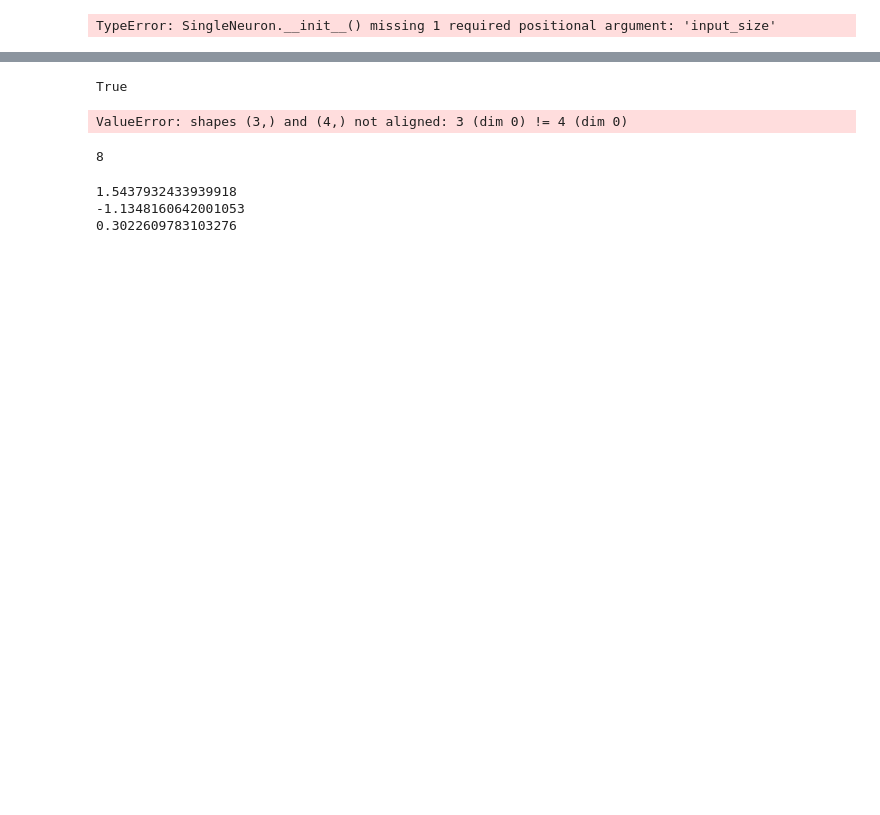
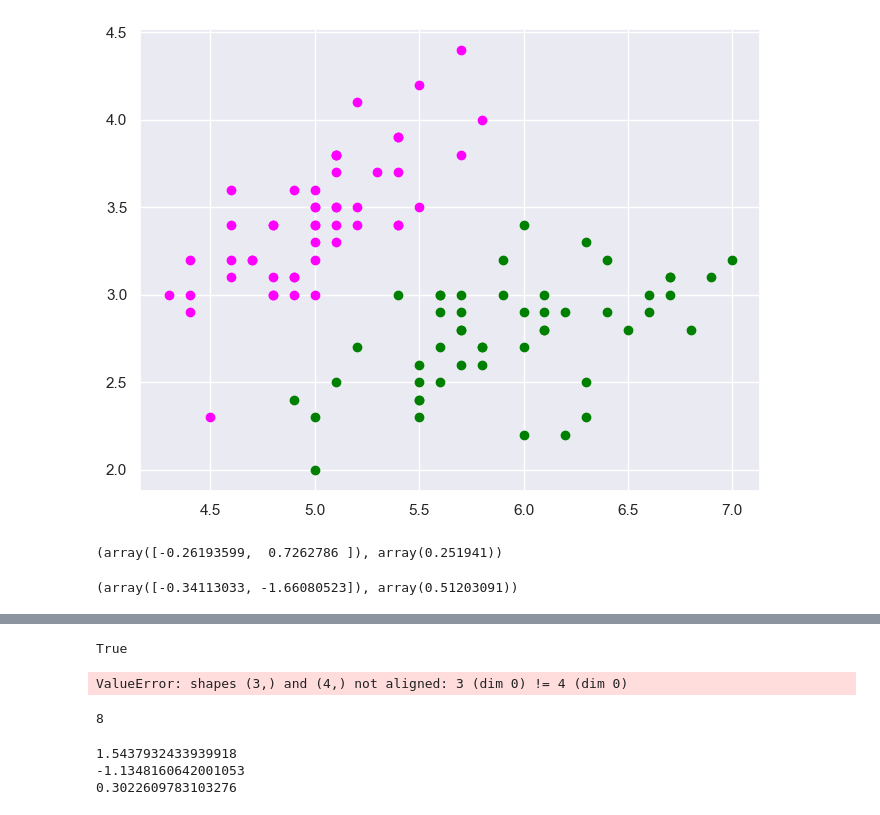
Before and after one commit to gml7/Lundquist-CMOR438-Spring2025, a Jupyter notebook: Single Neuron (draft)/SingleNeuronClassTesting.ipynb, the cells around one changed output, grey strips where cells are left out. Saved outputs shown, nothing was run; the diff lists cells and outputs as text; code cells hidden in the pictures; blank space fills up the shorter version.

Commit message:
Tested and edited functions related to the perceptron in SingleNeuron--TODO: test train function, test linear regression functions

```diff
--- a/Single Neuron (draft)/SingleNeuronClassTesting.ipynb
+++ b/Single Neuron (draft)/SingleNeuronClassTesting.ipynb
@@ -1,3 +1,35 @@
+# %%
+import matplotlib.pyplot as plt
+import seaborn as sns
+sns.set_theme()
+
+def preprocess_iris_data():
+    # Load the iris dataset from seaborn
+    iris = sns.load_dataset("iris")
+
+    # Filter the dataset to only include 'versicolor' and 'setosa' species
+    filtered_iris = iris[iris['species'].isin(['versicolor', 'setosa'])]
+
+    # Select only 'sepal_length' and 'sepal_width' variables
+    filtered_iris = filtered_iris[['sepal_length', 'sepal_width', 'species']]
+
+    # Label 'setosa' as 1 and 'versicolor' as -1
+    filtered_iris['species'] = filtered_iris['species'].map({'setosa': 1, 'versicolor': -1})
+
+    sepal_size_inputs = filtered_iris[['sepal_length', 'sepal_width']].to_numpy()
+    target_species_output = filtered_iris['species'].to_numpy()
+
+    plt.figure(figsize=(8,6))
+    plt.scatter(sepal_size_inputs[target_species_output == 1, 0],
+                sepal_size_inputs[target_species_output == 1, 1],
+                color="magenta", label="Setosa (1)")
+    plt.scatter(sepal_size_inputs[target_species_output == -1, 0],
+                sepal_size_inputs[target_species_output == -1, 1],
+                color="green", label="Versicolor (-1)")
+# %%
+preprocess_iris_data()
+# %% [output]
+[figure, added]
 # %%
 import numpy as np
 #234567891123456789212345678931234567894123456789512345678961234567897123456789
@@ -179,4 +219,10 @@ target_species_output = filtered_iris['species'].to_numpy()
-# %%
-neuron_test = SingleNeuron()
-# %% [output]
-TypeError: SingleNeuron.__init__() missing 1 required positional argument: 'input_size'
+# %%
+model = SingleNeuron(sepal_size_inputs.shape[1], model_type="perceptron")
+model.current_weights_and_bias()
+# %% [output]
+(array([-0.26193599,  0.7262786 ]), array(0.251941))
+# %%
+model.reset_model()
+model.current_weights_and_bias()
+# %% [output]
+(array([-0.34113033, -1.66080523]), array(0.51203091))
```
Also changed, not shown: parts of 13 cells of this notebook.
